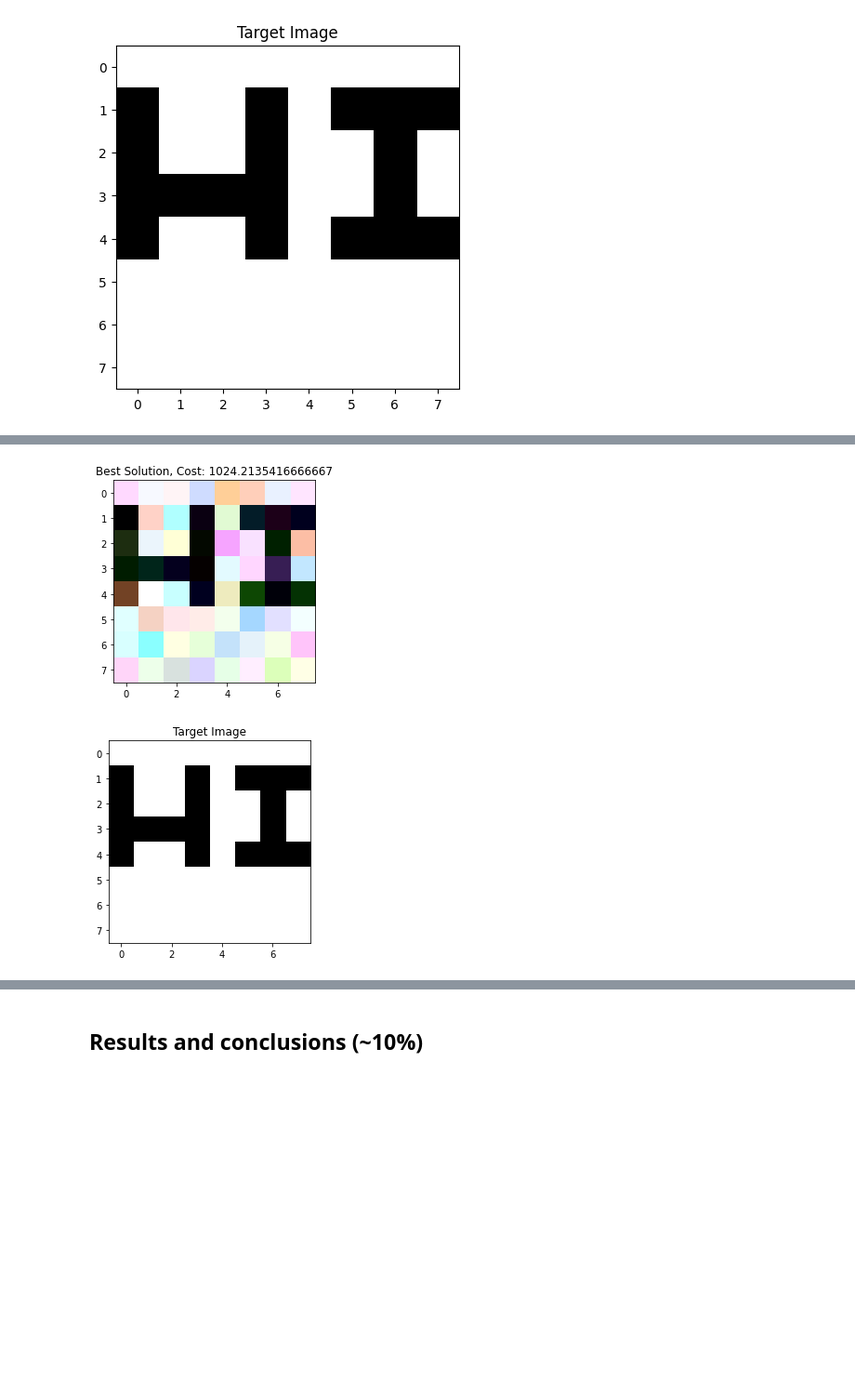
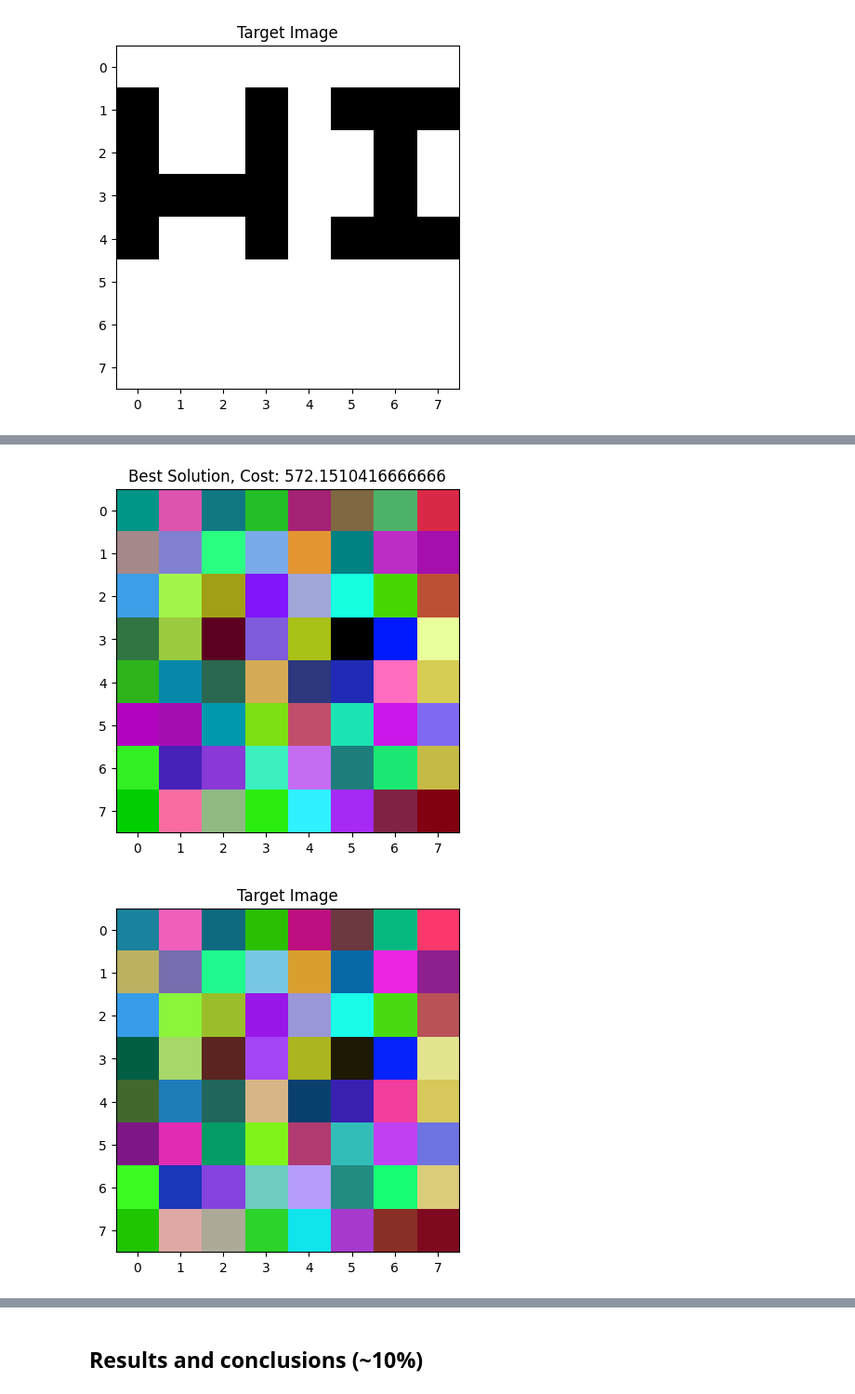
Before and after one commit to D-Elbel/AI_Genetic_Algorithm_CA, a Jupyter notebook: DarraghElbel_AI_CA_1.ipynb, the cells around one changed output, grey strips where cells are left out. Shown at 93% size. Drawn from its saved outputs; the diff is of its cells as text; code cells hidden in the pictures; blank space fills up the shorter version.

```diff
--- a/DarraghElbel_AI_CA_1.ipynb
+++ b/DarraghElbel_AI_CA_1.ipynb
@@ -165,16 +163,17 @@ def choose_indices_from(number_in_list):
 
 def run_genetic(prob, params):
     cost_function = prob.cost_function
-
+    gene_mutation_rate = params.gene_mutate_rate
     number_in_population = params.population
     max_number_of_generations = params.number_of_generations
     number_of_children_per_generation = params.child_rate_per_generation * number_in_population
     gene_mutate_range = params.gene_mutate_range
-
+    target = params.target
     population = []
 
     best_solution = individual(prob)
     best_solution.cost = np.float64('inf')
+
     for i in range(number_in_population):
         new_individual = individual(prob)
         population.append(new_individual)
@@ -182,11 +181,10 @@ def run_genetic(prob, params):
         if new_individual.cost < best_solution.cost:
             best_solution = deepcopy(new_individual)
 
-    gene_mutate_modifier = 1
-    modified_gene_mutate_rate = 0.8
+
+    modified_gene_mutate_rate = gene_mutation_rate
 
     for _iteration in range(max_number_of_generations):
-        print(_iteration)
 
         if _iteration > max_number_of_generations * 0.4:
             modified_gene_mutate_rate = 0.3
@@ -194,39 +192,31 @@ def run_genetic(prob, params):
             print("Mutation rate set to 0.3")
         elif _iteration > max_number_of_generations * 0.3:
             modified_gene_mutate_rate = 0.5
-            gene_mutate_range = 255 * 0.3
+            gene_mutate_range = 255 * 0.2
             print("Mutation rate set to 0.5")
         elif _iteration > max_number_of_generations * 0.15:
             modified_gene_mutate_rate = 0.5
-            gene_mutate_range = 255 * 0.8
+            gene_mutate_range = 255 * 0.5
             print("Mutation rate set to 0.5")
         elif _iteration > max_number_of_generations * 0.1:
             modified_gene_mutate_rate = 0.8
-            gene_mutate_range = 255 * 0.6
+            gene_mutate_range = 255 * 0.5
             print("Mutation rate set to 0.5")
 
 
         children = []
-        debug_index = 0
         while len(children) < number_of_children_per_generation:
 
-            #if debug_index % 250 == 0:
-            #    print(str(debug_index))
-
-
-
-            debug_index += 1
             parent1_index , parent2_index = choose_indices_from(len(population))
             parent1 = population[parent1_index]
             parent2 = population[parent2_index]
 
             child1, child2 = parent1.crossover(parent2)
             child1.mutate(modified_gene_mutate_rate, gene_mutate_range)
-            child1.cost = cost_function(child1.chromosome, target_image)
+            child1.cost = cost_function(child1.chromosome, target)
             child2.mutate(modified_gene_mutate_rate, gene_mutate_range)
-            child2.cost = cost_function(child2.chromosome, target_image)
+            child2.cost = cost_function(child2.chromosome, target)
 
-            # add children in list
             children.append(child1)
             children.append(child2)
 
@@ -240,9 +230,6 @@ def run_genetic(prob, params):
         if population[0].cost < best_solution.cost:
             best_solution = deepcopy(population[0])
 
-        #plt.imshow(population[0].chromosome)
-        #plt.title(f"Generation {_iteration}, Cost: {population[0].cost}")
-        #plt.show()
 
         print("Best Solution for iteration " + str(_iteration) + " has cost of " + str (best_solution.cost) + " " + str(gene_mutate_range))
 
@@ -307,7 +273,8 @@ plt.show()
 # %%
+#This is a run using a random noise image as the target
 p2 = problem()
 params2 = parameters()
-params2.number_of_generations = 300
+params2.number_of_generations = 600
 params2.population = 1000
 b2 = run_genetic(p2, params2)
 # %% [output]
@@ -331,17 +298,13 @@ Best Solution for iteration 22 has cost of 16121.557291666666 255
 KeyboardInterrupt:
 # %%
-#give me the matplotlib imports
-import matplotlib.pyplot as plt
-
-
+#Results of the run using random noise as the target
 plt.imshow(b2.chromosome)
 plt.title(f"Best Solution, Cost: {b2.cost}")
 plt.show()
 
-
-plt.imshow(target_image)
+plt.imshow(params2.target)
 plt.title("Target Image")
 plt.show()
 # %% [output]
-[figure, old version]
+[figure, new version]
-[figure, old version]
+[figure, new version]
```
Also changed, not shown: parts of 19 cells of this notebook.
